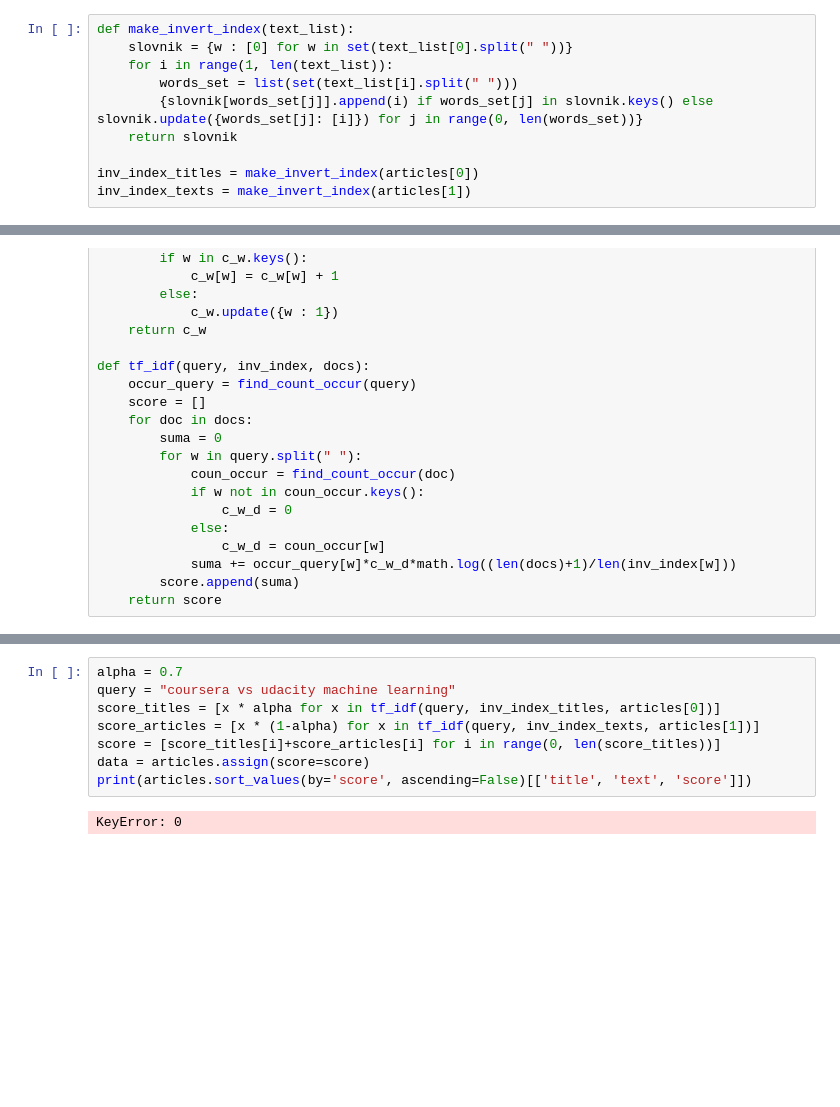
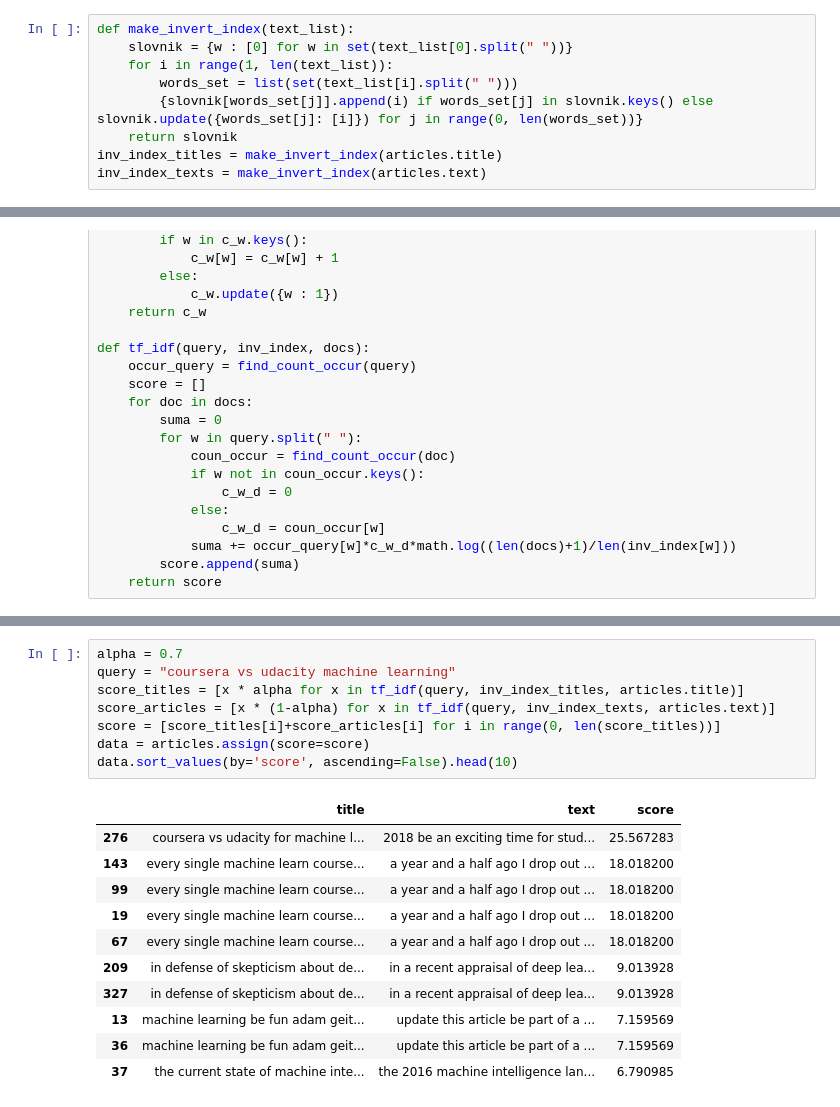
Before and after one commit to mariya-itak/MVD_2021, a Jupyter notebook: cviceni/cv04/MVD 4. cvičení.ipynb, the cells around one changed output, grey strips where cells are left out. Saved outputs shown, nothing was run; the diff lists cells and outputs as text; blank space fills up the shorter version.

```diff
--- a/cviceni/cv04/MVD 4. cvičení.ipynb
+++ b/cviceni/cv04/MVD 4. cvičení.ipynb
@@ -131,9 +114,8 @@ def make_invert_index(text_list):
         words_set = list(set(text_list[i].split(" ")))
         {slovnik[words_set[j]].append(i) if words_set[j] in slovnik.keys() else slovnik.update({words_set[j]: [i]}) for j in range(0, len(words_set))}
     return slovnik
-
-inv_index_titles = make_invert_index(articles[0])
-inv_index_texts = make_invert_index(articles[1])
+inv_index_titles = make_invert_index(articles.title)
+inv_index_texts = make_invert_index(articles.text)
 # %% [markdown]
 ## 3. část - Implementace TF-IDF
 
@@ -193,10 +175,20 @@ Při nastavení parametru $\alpha$ na hodnotu 0.7 a vyhledávání dotazu "cours
 # %%
 alpha = 0.7
 query = "coursera vs udacity machine learning"
-score_titles = [x * alpha for x in tf_idf(query, inv_index_titles, articles[0])]
-score_articles = [x * (1-alpha) for x in tf_idf(query, inv_index_texts, articles[1])]
+score_titles = [x * alpha for x in tf_idf(query, inv_index_titles, articles.title)]
+score_articles = [x * (1-alpha) for x in tf_idf(query, inv_index_texts, articles.text)]
 score = [score_titles[i]+score_articles[i] for i in range(0, len(score_titles))]
 data = articles.assign(score=score)
-print(articles.sort_values(by='score', ascending=False)[['title', 'text', 'score']])
+data.sort_values(by='score', ascending=False).head(10)
 # %% [output]
-KeyError: 0
+|  | title | text | score |
+| 276 | coursera vs udacity for machine l... | 2018 be an exciting time for stud... | 25.567283 |
+| 143 | every single machine learn course... | a year and a half ago I drop out ... | 18.018200 |
+| 99 | every single machine learn course... | a year and a half ago I drop out ... | 18.018200 |
+| 19 | every single machine learn course... | a year and a half ago I drop out ... | 18.018200 |
+| 67 | every single machine learn course... | a year and a half ago I drop out ... | 18.018200 |
+| 209 | in defense of skepticism about de... | in a recent appraisal of deep lea... | 9.013928 |
+| 327 | in defense of skepticism about de... | in a recent appraisal of deep lea... | 9.013928 |
+| 13 | machine learning be fun adam geit... | update this article be part of a ... | 7.159569 |
+| 36 | machine learning be fun adam geit... | update this article be part of a ... | 7.159569 |
+| 37 | the current state of machine inte... | the 2016 machine intelligence lan... | 6.790985 |
```
Also changed, not shown: parts of 2 cells of this notebook, 1 other file.
